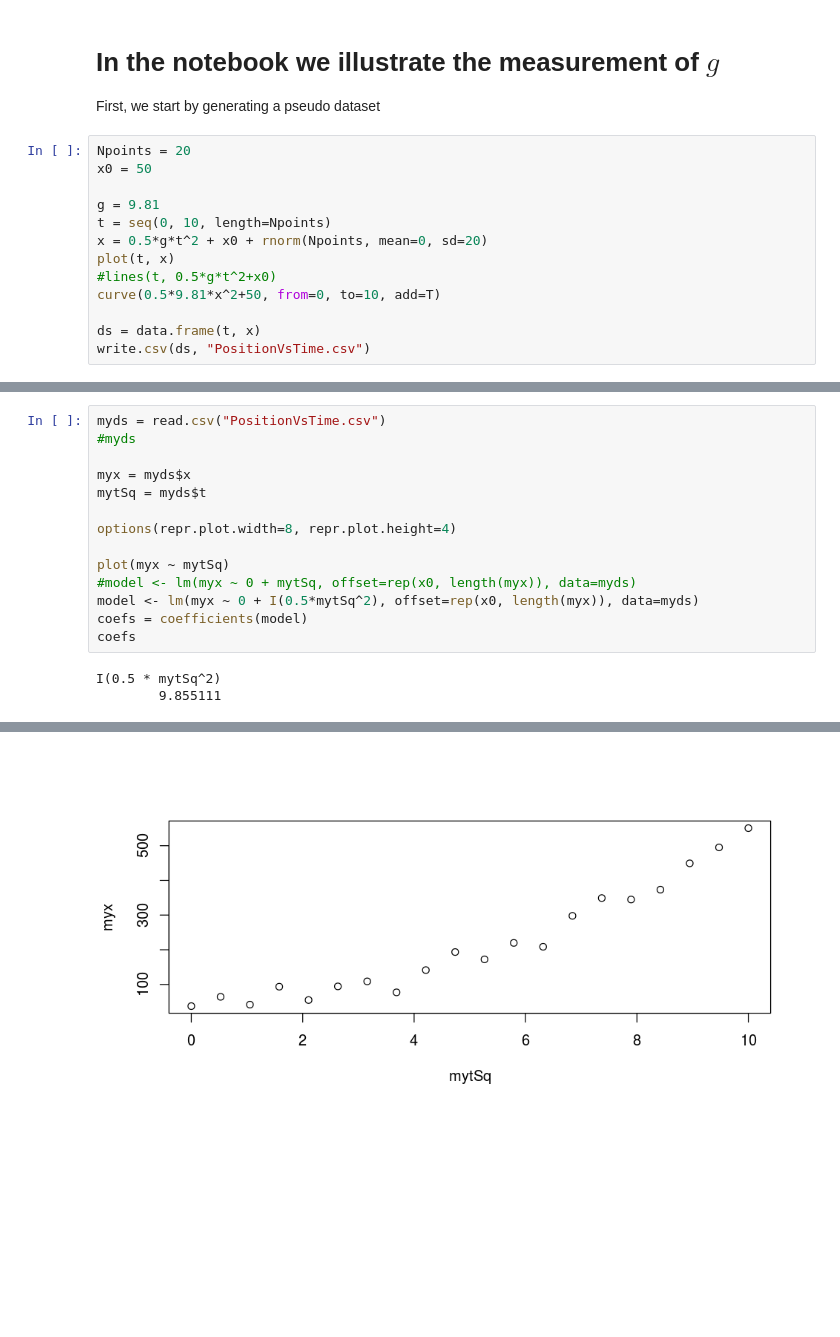
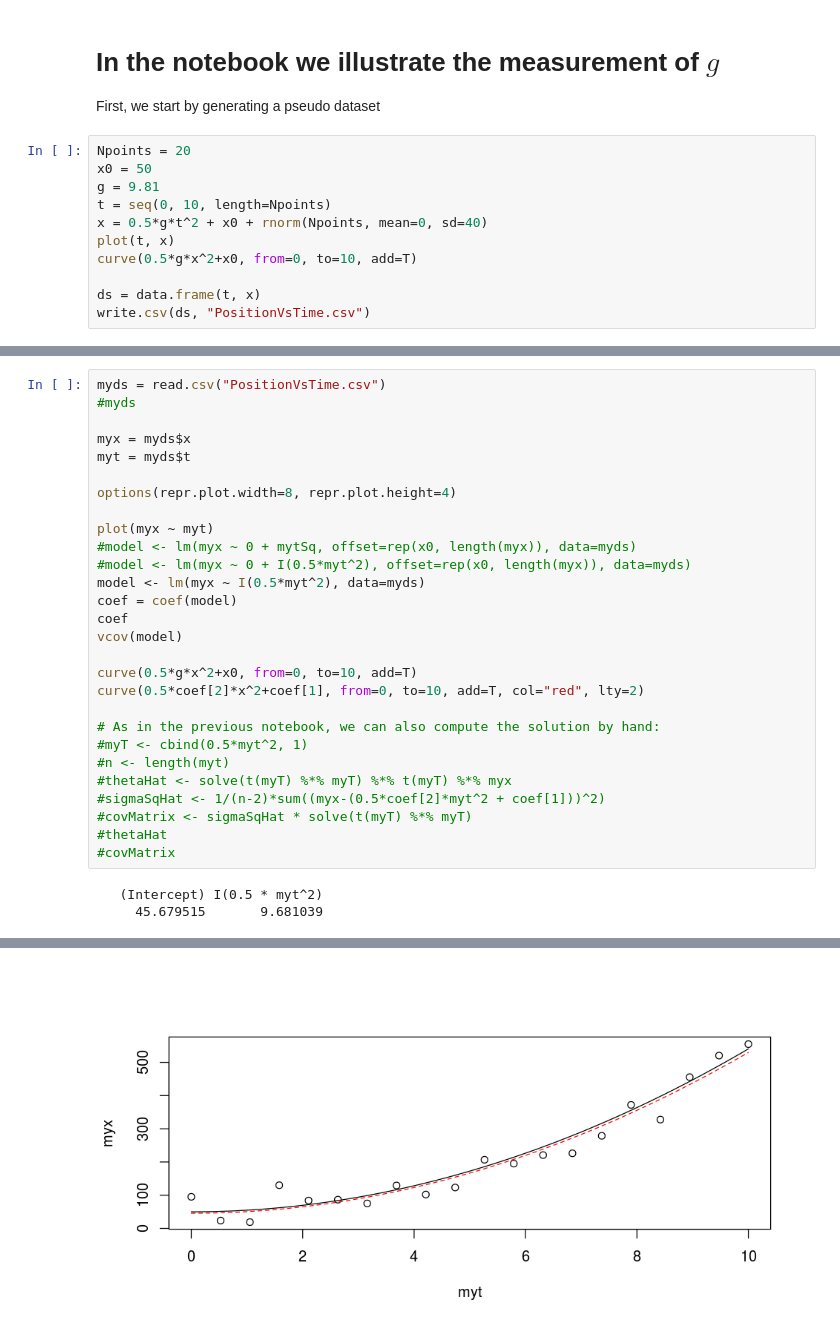
Before and after one commit to ebusato/jupyter_R, a Jupyter notebook: LinearRegression2.ipynb, the cells around one changed output, grey strips where cells are left out. Saved outputs shown, nothing was run; the diff lists cells and outputs as text; blank space fills up the shorter version.

```diff
--- a/LinearRegression2.ipynb
+++ b/LinearRegression2.ipynb
@@ -5,13 +5,11 @@ First, we start by generating a pseudo dataset
 # %%
 Npoints = 20
 x0 = 50
-
 g = 9.81
 t = seq(0, 10, length=Npoints)
-x = 0.5*g*t^2 + x0 + rnorm(Npoints, mean=0, sd=20)
+x = 0.5*g*t^2 + x0 + rnorm(Npoints, mean=0, sd=40)
 plot(t, x)
-#lines(t, 0.5*g*t^2+x0)
-curve(0.5*9.81*x^2+50, from=0, to=10, add=T)
+curve(0.5*g*x^2+x0, from=0, to=10, add=T)
 
 ds = data.frame(t, x)
 write.csv(ds, "PositionVsTime.csv")
@@ -22,15 +20,29 @@ myds = read.csv("PositionVsTime.csv")
 #myds
 
 myx = myds$x
-mytSq = myds$t
+myt = myds$t
 
 options(repr.plot.width=8, repr.plot.height=4)
 
-plot(myx ~ mytSq)
+plot(myx ~ myt)
 #model <- lm(myx ~ 0 + mytSq, offset=rep(x0, length(myx)), data=myds)
-model <- lm(myx ~ 0 + I(0.5*mytSq^2), offset=rep(x0, length(myx)), data=myds)
-coefs = coefficients(model)
-coefs
+#model <- lm(myx ~ 0 + I(0.5*myt^2), offset=rep(x0, length(myx)), data=myds)
+model <- lm(myx ~ I(0.5*myt^2), data=myds)
+coef = coef(model)
+coef
+vcov(model)
+
+curve(0.5*g*x^2+x0, from=0, to=10, add=T)
+curve(0.5*coef[2]*x^2+coef[1], from=0, to=10, add=T, col="red", lty=2)
+
+# As in the previous notebook, we can also compute the solution by hand:
+#myT <- cbind(0.5*myt^2, 1)
+#n <- length(myt)
+#thetaHat <- solve(t(myT) %*% myT) %*% t(myT) %*% myx
+#sigmaSqHat <- 1/(n-2)*sum((myx-(0.5*coef[2]*myt^2 + coef[1]))^2)
+#covMatrix <- sigmaSqHat * solve(t(myT) %*% myT)
+#thetaHat
+#covMatrix
 # %% [output]
-I(0.5 * mytSq^2)
-        9.855111
+   (Intercept) I(0.5 * myt^2)
+     45.679515       9.681039
@@ -37 +52 @@ I(0.5 * mytSq^2)
-[figure, old version]
+[figure, new version]
```
Also changed, not shown: parts of 2 cells of this notebook, 1 other file.
